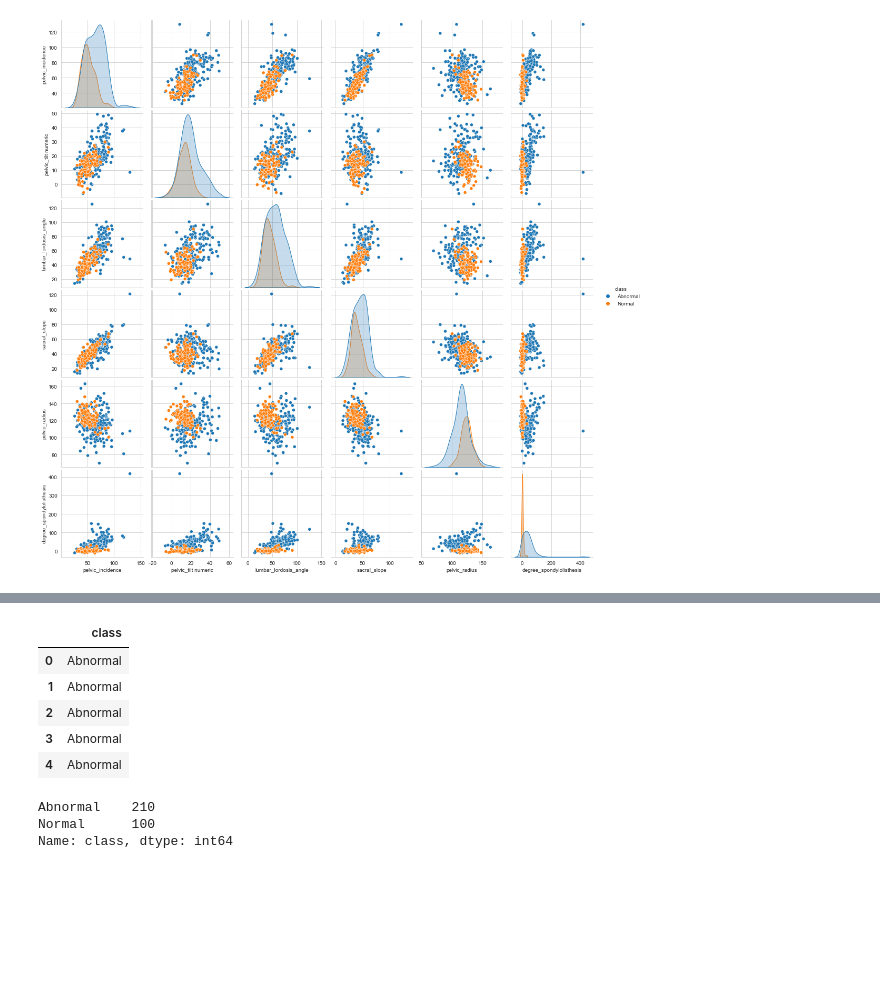
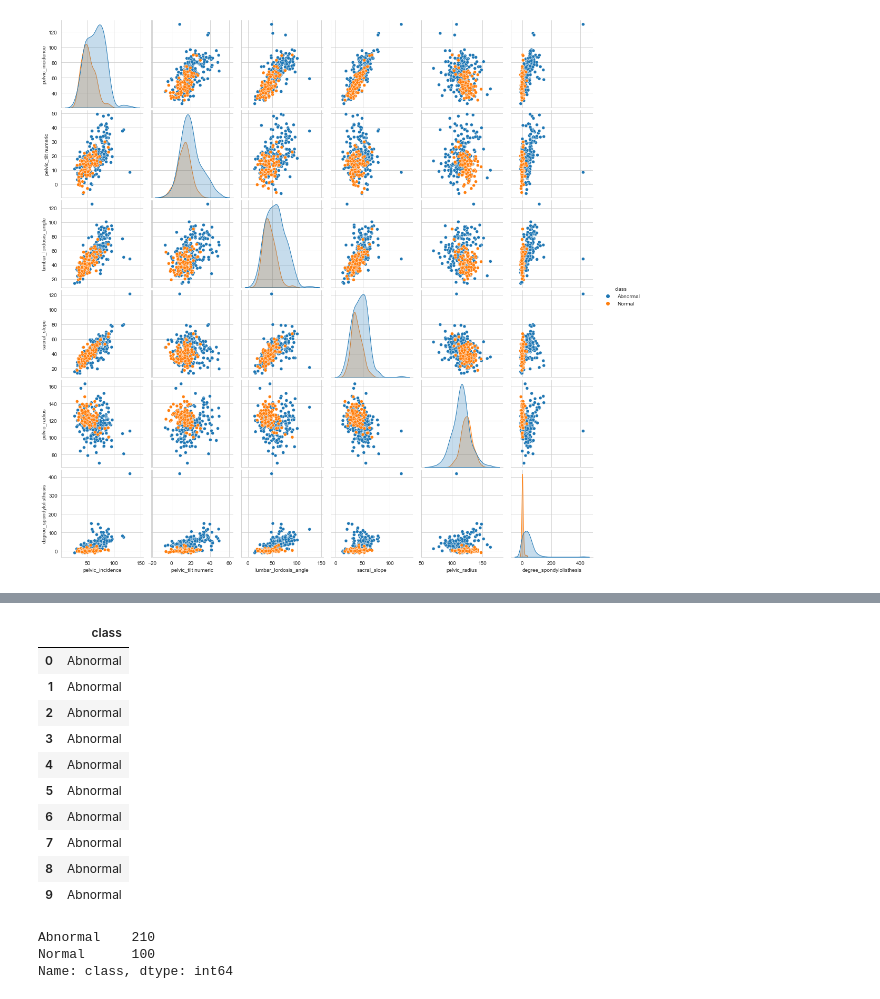
Before and after one commit to sherifRoshdy/Machine-learning-project, a Jupyter notebook: Machine Learning Algorithms Code/ml project code.ipynb, the cells around one changed output, grey strips where cells are left out. Saved outputs shown, nothing was run; the diff lists cells and outputs as text; code cells hidden in the pictures; blank space fills up the shorter version.

```diff
--- a/Machine Learning Algorithms Code/ml project code.ipynb
+++ b/Machine Learning Algorithms Code/ml project code.ipynb
@@ -10,4 +17,4 @@ warnings.filterwarnings("ignore")
 # %% [markdown]
 # Accessing the Data about orthopedic
 # %%
-dataset=pd.read_csv('C:\\Users\\dell\\Documents\\GitHub\\Machine-learning-project\\Dataset\\orthopedic dataset.csv')
+dataset=pd.read_csv('../Dataset/orthopedic dataset.csv')
@@ -121,14 +143,19 @@ le=LabelEncoder()
 dataset['class1']=le.fit_transform(dataset['class'])
 # %%
 data_ct=dataset.select_dtypes(include='object')
-data_ct.head()
+data_ct.head(10)
 # %% [output]
 |  | class |
 | 0 | Abnormal |
 | 1 | Abnormal |
 | 2 | Abnormal |
 | 3 | Abnormal |
 | 4 | Abnormal |
+| 5 | Abnormal |
+| 6 | Abnormal |
+| 7 | Abnormal |
+| 8 | Abnormal |
+| 9 | Abnormal |
 # %%
 dataset['class'].value_counts()
 # %% [output]
```
Also changed, not shown: parts of 30 cells of this notebook.
